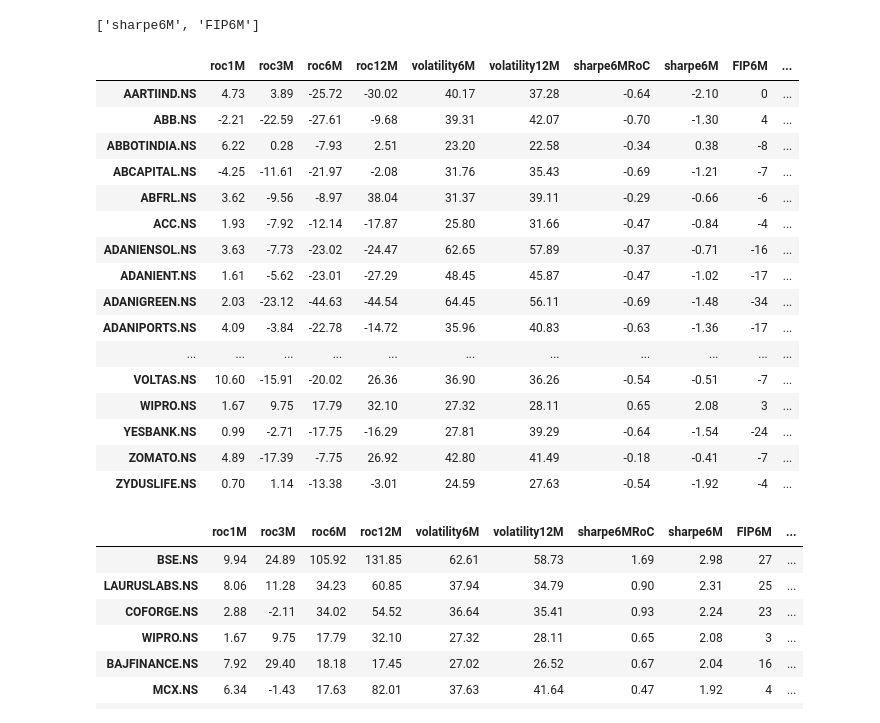
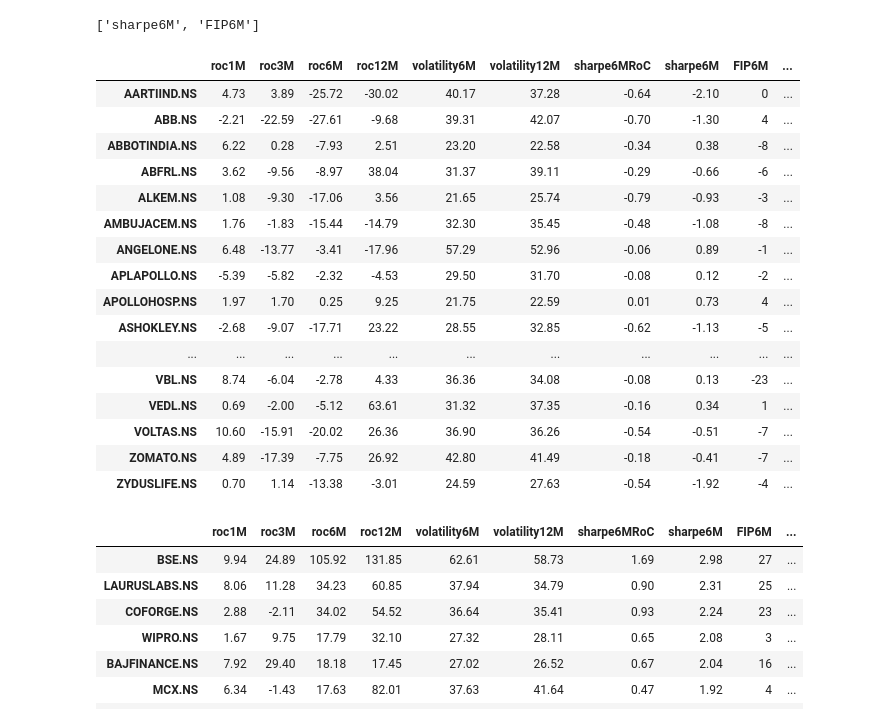
Before and after one commit to mitul19/python-scripts, a Jupyter notebook: collab/momentumScripts/momFO.ipynb, the cells around one changed output. Drawn from its saved outputs; the diff is of its cells as text; code cells hidden in the pictures.

```diff
--- a/collab/momentumScripts/momFO.ipynb
+++ b/collab/momentumScripts/momFO.ipynb
@@ -314,25 +319,25 @@ print(rm)
 # %% [output]
 ['sharpe6M', 'FIP6M']
 # %%
-#All Stocks
+#All Stocks which are not in BUY and SELL list
 pd.set_option('display.max_rows', 300)  # or 1000
-dfStats.sort_index()
+dfStats.loc[~(sellList ^ buyList)].dropna().sort_index()
 # %% [output]
 |  | roc1M | roc3M | roc6M | roc12M | volatility6M | volatility12M | sharpe6MRoC | sharpe6M | FIP6M | ... |
 | AARTIIND.NS | 4.73 | 3.89 | -25.72 | -30.02 | 40.17 | 37.28 | -0.64 | -2.10 | 0 | ... |
 | ABB.NS | -2.21 | -22.59 | -27.61 | -9.68 | 39.31 | 42.07 | -0.70 | -1.30 | 4 | ... |
 | ABBOTINDIA.NS | 6.22 | 0.28 | -7.93 | 2.51 | 23.20 | 22.58 | -0.34 | 0.38 | -8 | ... |
-| ABCAPITAL.NS | -4.25 | -11.61 | -21.97 | -2.08 | 31.76 | 35.43 | -0.69 | -1.21 | -7 | ... |
 | ABFRL.NS | 3.62 | -9.56 | -8.97 | 38.04 | 31.37 | 39.11 | -0.29 | -0.66 | -6 | ... |
-| ACC.NS | 1.93 | -7.92 | -12.14 | -17.87 | 25.80 | 31.66 | -0.47 | -0.84 | -4 | ... |
-| ADANIENSOL.NS | 3.63 | -7.73 | -23.02 | -24.47 | 62.65 | 57.89 | -0.37 | -0.71 | -16 | ... |
-| ADANIENT.NS | 1.61 | -5.62 | -23.01 | -27.29 | 48.45 | 45.87 | -0.47 | -1.02 | -17 | ... |
-| ADANIGREEN.NS | 2.03 | -23.12 | -44.63 | -44.54 | 64.45 | 56.11 | -0.69 | -1.48 | -34 | ... |
-| ADANIPORTS.NS | 4.09 | -3.84 | -22.78 | -14.72 | 35.96 | 40.83 | -0.63 | -1.36 | -17 | ... |
+| ALKEM.NS | 1.08 | -9.30 | -17.06 | 3.56 | 21.65 | 25.74 | -0.79 | -0.93 | -3 | ... |
+| AMBUJACEM.NS | 1.76 | -1.83 | -15.44 | -14.79 | 32.30 | 35.45 | -0.48 | -1.08 | -8 | ... |
+| ANGELONE.NS | 6.48 | -13.77 | -3.41 | -17.96 | 57.29 | 52.96 | -0.06 | 0.89 | -1 | ... |
+| APLAPOLLO.NS | -5.39 | -5.82 | -2.32 | -4.53 | 29.50 | 31.70 | -0.08 | 0.12 | -2 | ... |
+| APOLLOHOSP.NS | 1.97 | 1.70 | 0.25 | 9.25 | 21.75 | 22.59 | 0.01 | 0.73 | 4 | ... |
+| ASHOKLEY.NS | -2.68 | -9.07 | -17.71 | 23.22 | 28.55 | 32.85 | -0.62 | -1.13 | -5 | ... |
 | ... | ... | ... | ... | ... | ... | ... | ... | ... | ... | ... |
+| VBL.NS | 8.74 | -6.04 | -2.78 | 4.33 | 36.36 | 34.08 | -0.08 | 0.13 | -23 | ... |
+| VEDL.NS | 0.69 | -2.00 | -5.12 | 63.61 | 31.32 | 37.35 | -0.16 | 0.34 | 1 | ... |
 | VOLTAS.NS | 10.60 | -15.91 | -20.02 | 26.36 | 36.90 | 36.26 | -0.54 | -0.51 | -7 | ... |
-| WIPRO.NS | 1.67 | 9.75 | 17.79 | 32.10 | 27.32 | 28.11 | 0.65 | 2.08 | 3 | ... |
-| YESBANK.NS | 0.99 | -2.71 | -17.75 | -16.29 | 27.81 | 39.29 | -0.64 | -1.54 | -24 | ... |
 | ZOMATO.NS | 4.89 | -17.39 | -7.75 | 26.92 | 42.80 | 41.49 | -0.18 | -0.41 | -7 | ... |
 | ZYDUSLIFE.NS | 0.70 | 1.14 | -13.38 | -3.01 | 24.59 | 27.63 | -0.54 | -1.92 | -4 | ... |
 # %%
```
Also changed, not shown: parts of 2 cells of this notebook, 7 other files.
